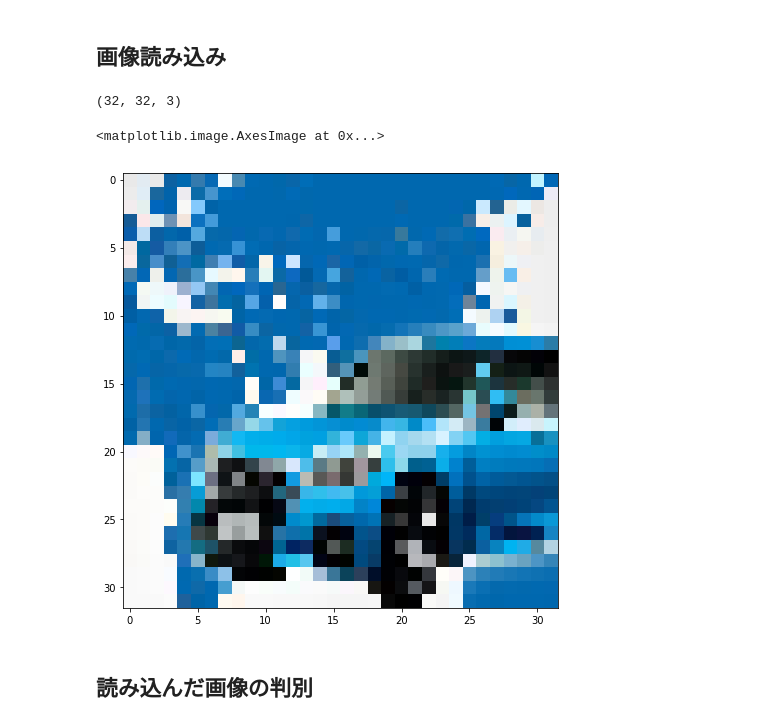
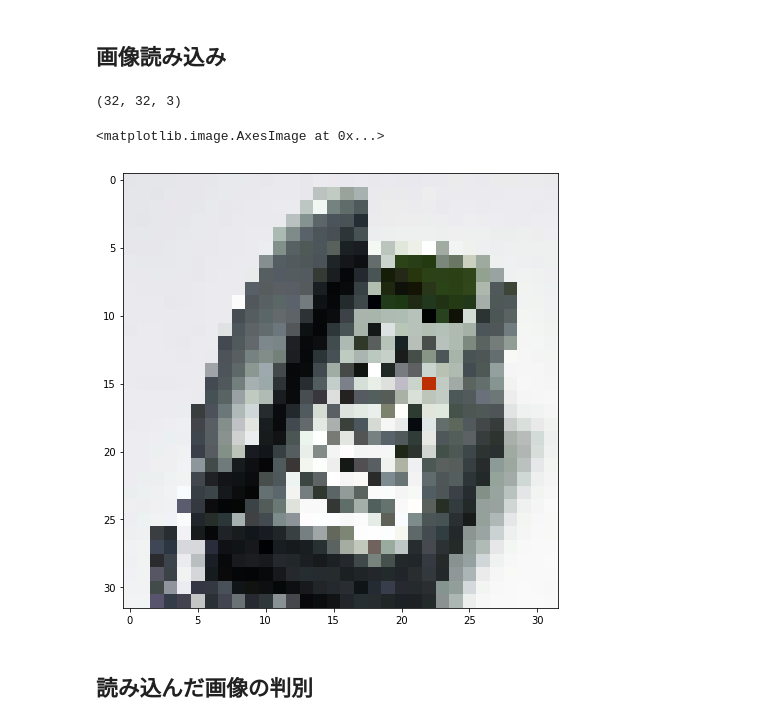
Before and after one commit to 0225kazuki/cnn_for_meetup, a Jupyter notebook: nn_cifar.ipynb, the cells around one changed output. Cells and saved outputs as stored; diff of their text form; code cells hidden in the pictures.

```diff
--- a/nn_cifar.ipynb
+++ b/nn_cifar.ipynb
@@ -160,34 +135,29 @@ model.save("trained_data")
 # %%
 from PIL import Image
 import matplotlib.pyplot as plt
 import numpy as np
 
-#Jupyterでインライン表示するための宣言
-%matplotlib inline
-
-(xx, yy), (x, y) = cifar10.load_data()
 fig = plt.figure(figsize=(8,8))
 
 #画像の読み込み
-org_img = Image.open("./ogp_toyota_recom_02.jpg")
+org_img = Image.open("./telephone2.jpg")
 
 #解像度変更
 gray_img = org_img.resize((32,32))
-# gray_img = org_img
 
 #画像をarrayに変換
 im_list = np.array(gray_img, 'f')
 print(im_list.shape)
 
 #正規化
 im_list = im_list/255
 
 #画像表示
 plt.imshow(im_list)
 # %% [output]
 (32, 32, 3)
 <matplotlib.image.AxesImage at 0x...>
-[figure, old version]
+[figure, new version]
 # %% [markdown]
 ## 読み込んだ画像の判別
 # %%
```
Also changed, not shown: parts of 7 cells of this notebook, 6 other files.
